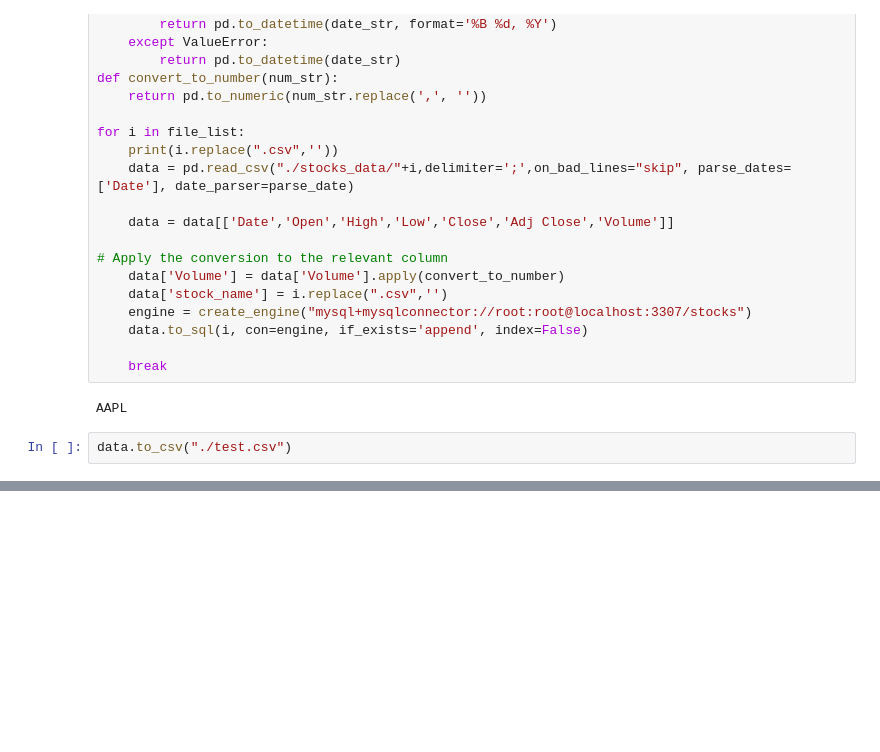
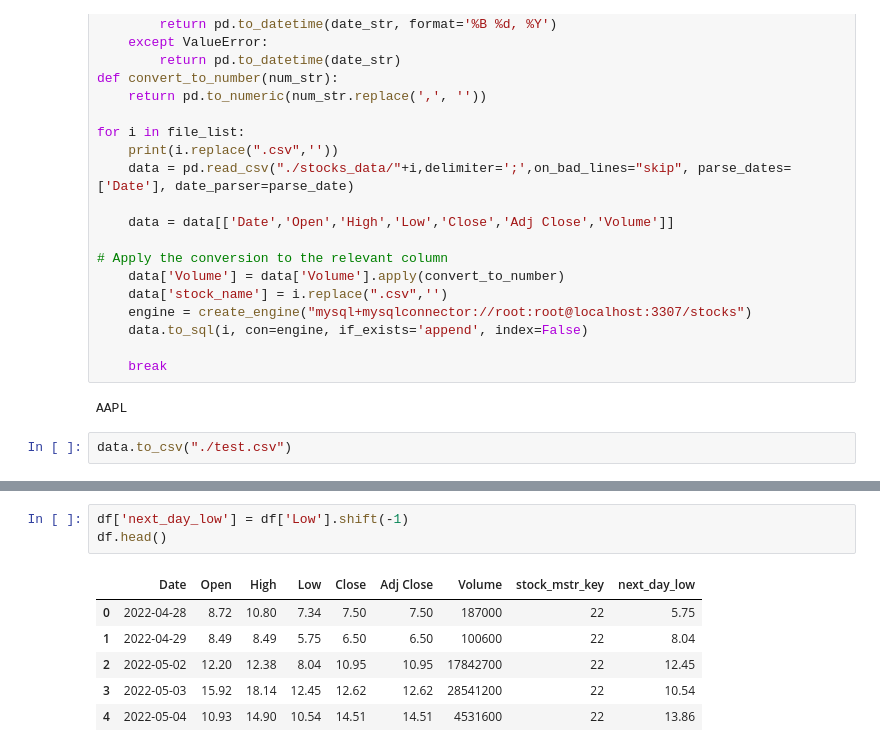
Before and after one commit to zeltrex7/StockETL-Utility, a Jupyter notebook: Main.ipynb, the cells around one changed output, grey strips where cells are left out. Cells and saved outputs as stored; diff of their text form; blank space fills up the shorter version.

```diff
--- a/Main.ipynb
+++ b/Main.ipynb
@@ -294,3 +294,13 @@ df.head()
 | 2 | 2022-05-02 | 12.20 | 12.38 | 8.04 | 10.95 | 10.95 | 17842700 | 22 |
 | 3 | 2022-05-03 | 15.92 | 18.14 | 12.45 | 12.62 | 12.62 | 28541200 | 22 |
 | 4 | 2022-05-04 | 10.93 | 14.90 | 10.54 | 14.51 | 14.51 | 4531600 | 22 |
+# %%
+df['next_day_low'] = df['Low'].shift(-1)
+df.head()
+# %% [output]
+|  | Date | Open | High | Low | Close | Adj Close | Volume | stock_mstr_key | next_day_low |
+| 0 | 2022-04-28 | 8.72 | 10.80 | 7.34 | 7.50 | 7.50 | 187000 | 22 | 5.75 |
+| 1 | 2022-04-29 | 8.49 | 8.49 | 5.75 | 6.50 | 6.50 | 100600 | 22 | 8.04 |
+| 2 | 2022-05-02 | 12.20 | 12.38 | 8.04 | 10.95 | 10.95 | 17842700 | 22 | 12.45 |
+| 3 | 2022-05-03 | 15.92 | 18.14 | 12.45 | 12.62 | 12.62 | 28541200 | 22 | 10.54 |
+| 4 | 2022-05-04 | 10.93 | 14.90 | 10.54 | 14.51 | 14.51 | 4531600 | 22 | 13.86 |
```
Also changed, not shown: parts of 5 cells of this notebook, 9 other files.
